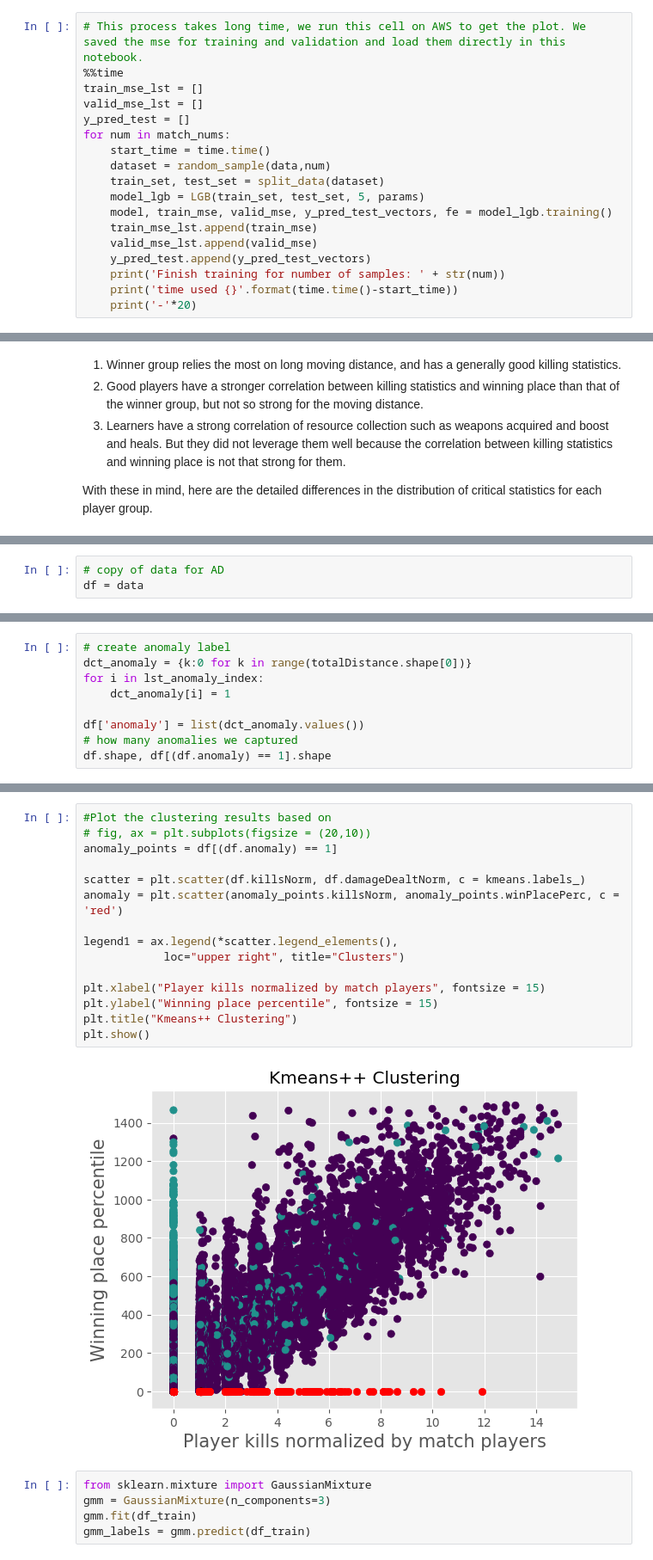
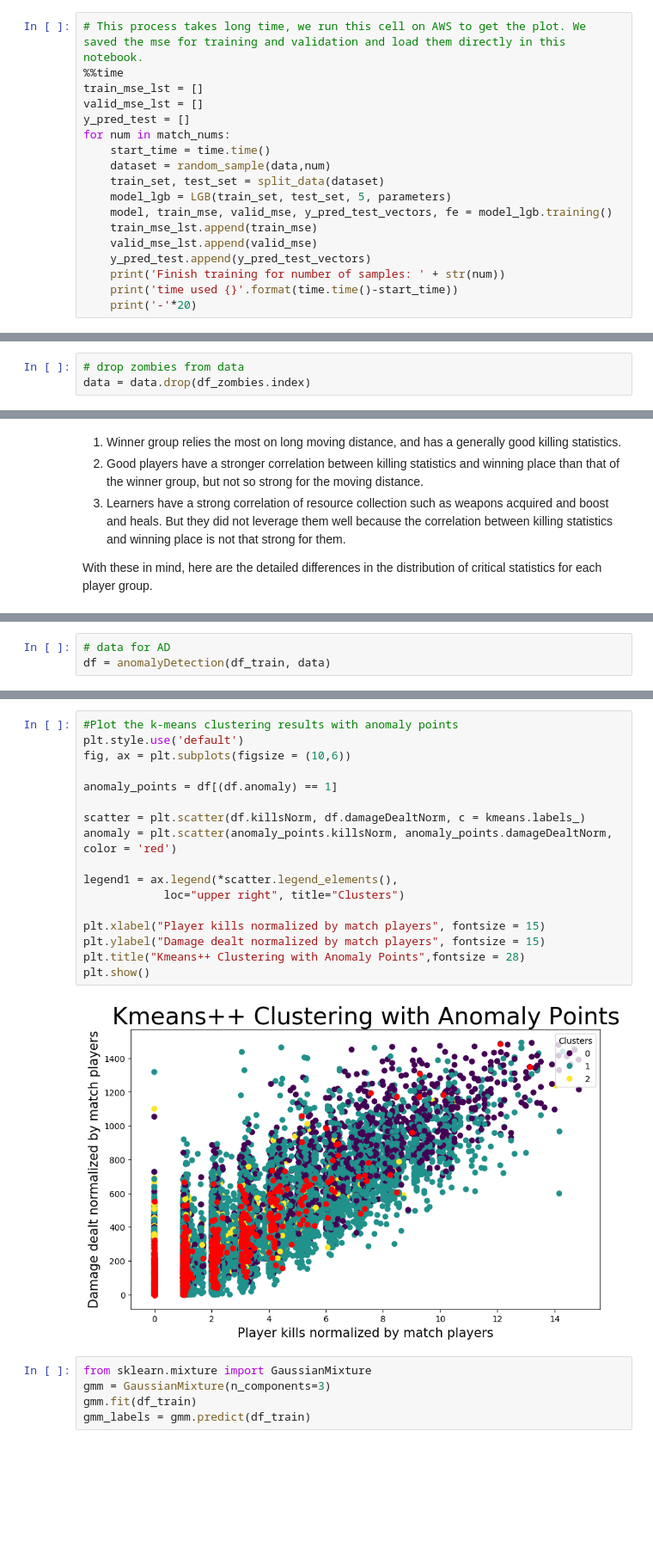
Before and after one commit to yuweizhu1993/pubg-analysis, a Jupyter notebook: PDS_project_final_report.ipynb, the cells around one changed output, grey strips where cells are left out. Shown at 86% size. Cells and saved outputs as stored; diff of their text form; blank space fills up the shorter version.

```diff
--- a/PDS_project_final_report.ipynb
+++ b/PDS_project_final_report.ipynb
@@ -412,7 +458,7 @@ for num in match_nums:
     start_time = time.time()
     dataset = random_sample(data,num)
     train_set, test_set = split_data(dataset)
-    model_lgb = LGB(train_set, test_set, 5, params)
+    model_lgb = LGB(train_set, test_set, 5, parameters)
     model, train_mse, valid_mse, y_pred_test_vectors, fe = model_lgb.training()
     train_mse_lst.append(train_mse)
     valid_mse_lst.append(valid_mse)
@@ -651,6 +702,9 @@ print("{} players have no kills, no weapons collected, no heals and boosts, and
 # %%
 # who are these zombies
 df_zombies = data[(data.totalDistance == 0) | ((data.boost_heals == 0) & (data.totalDistance <= 20)) | ((data.boost_heals == 0) & (data.killsNorm == 0) & (data.weaponsAcquired == 0) & (data.totalDistance == 0))]
+# %%
+# drop zombies from data
+data = data.drop(df_zombies.index)
 # %%
 print("{} total potential zombies detected".format(df_zombies.shape[0]))
 zombies_kill = df_zombies.killsNorm
@@ -829,3 +924,3 @@ and a good marathon runner. The meaning for player segmentation is two-folded as
 # %%
-# copy of data for AD
-df = data
+# data for AD
+df = anomalyDetection(df_train, data)
@@ -848,9 +926,0 @@ lst_anomaly_index = list(df.sort_values(['cluster','distanceCluster'], ascending
-# %%
-# create anomaly label
-dct_anomaly = {k:0 for k in range(totalDistance.shape[0])}
-for i in lst_anomaly_index:
-    dct_anomaly[i] = 1
-
-df['anomaly'] = list(dct_anomaly.values())
-# how many anomalies we captured
-df.shape, df[(df.anomaly) == 1].shape
@@ -859,20 +927,22 @@ df.shape, df[(df.anomaly) == 1].shape
 # %%
-#Plot the clustering results based on
-# fig, ax = plt.subplots(figsize = (20,10))
+#Plot the k-means clustering results with anomaly points
+plt.style.use('default')
+fig, ax = plt.subplots(figsize = (10,6))
+
 anomaly_points = df[(df.anomaly) == 1]
 
 scatter = plt.scatter(df.killsNorm, df.damageDealtNorm, c = kmeans.labels_)
-anomaly = plt.scatter(anomaly_points.killsNorm, anomaly_points.winPlacePerc, c = 'red')
+anomaly = plt.scatter(anomaly_points.killsNorm, anomaly_points.damageDealtNorm, color = 'red')
 
 legend1 = ax.legend(*scatter.legend_elements(),
             loc="upper right", title="Clusters")
 
 plt.xlabel("Player kills normalized by match players", fontsize = 15)
-plt.ylabel("Winning place percentile", fontsize = 15)
-plt.title("Kmeans++ Clustering")
+plt.ylabel("Damage dealt normalized by match players", fontsize = 15)
+plt.title("Kmeans++ Clustering with Anomaly Points",fontsize = 28)
 plt.show()
 # %% [output]
-[figure, old version]
+[figure, new version]
 # %%
 from sklearn.mixture import GaussianMixture
 gmm = GaussianMixture(n_components=3)
```
Also changed, not shown: parts of 47 cells of this notebook.
